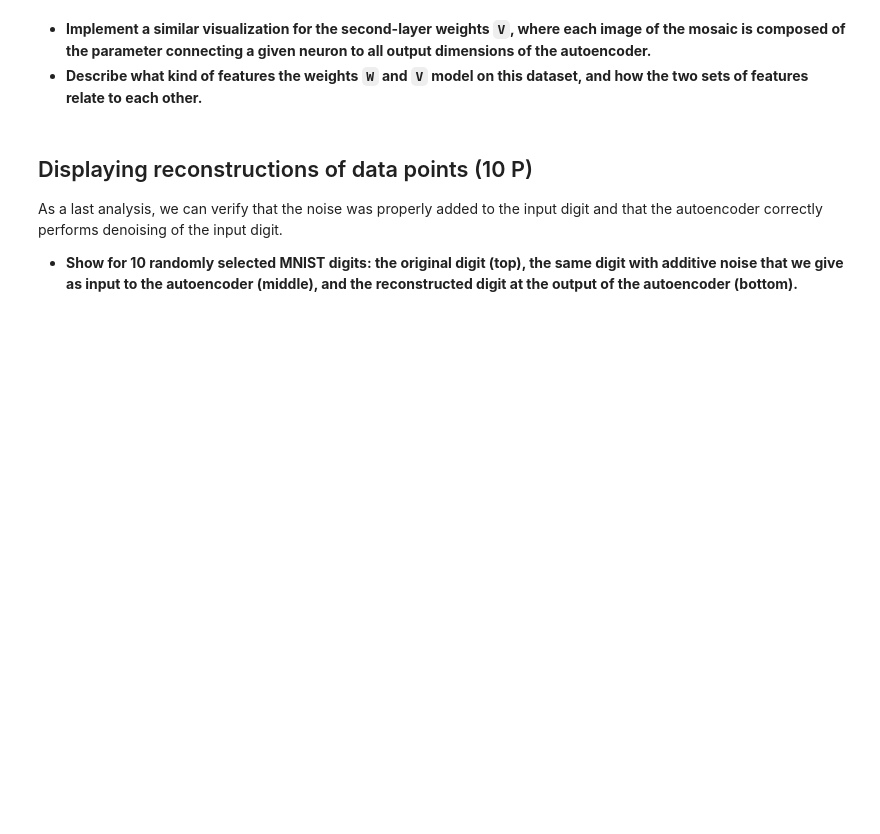
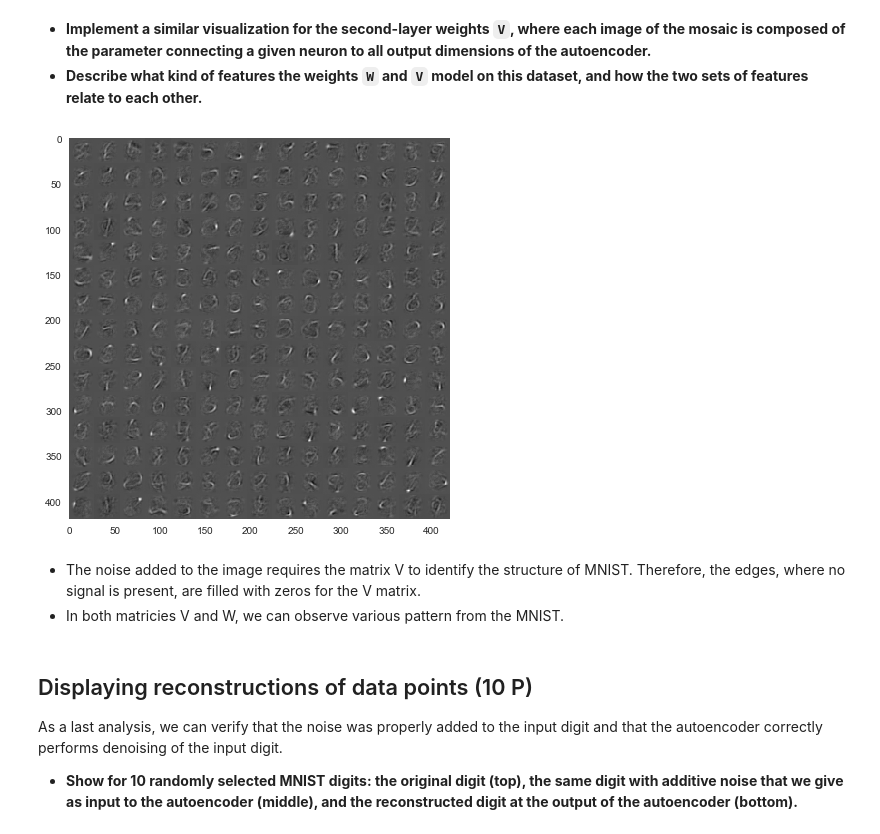
Before and after one commit to WGierke/machine_learning_2, a Jupyter notebook: exercise04/sheet04.ipynb, the cells around one changed output. Cells and saved outputs as stored; diff of their text form; code cells hidden in the pictures; blank space fills up the shorter version.

```diff
--- a/exercise04/sheet04.ipynb
+++ b/exercise04/sheet04.ipynb
@@ -135,3 +162,13 @@ solution.plotV(ae.V)
+# %%
+plt.figure(figsize=(7,7))
+plt.imshow(ae.V.T.reshape(28,28,15,15).transpose(2,0,3,1).reshape(28*15,28*15),cmap='gray')
+plt.grid('off')
+plt.show()
+# %% [output]
+[figure, added]
+# %% [markdown]
+* The noise added to the image requires the matrix V to identify the structure of MNIST. Therefore, the edges, where no signal is present, are filled with zeros for the V matrix.
+* In both matricies V and W, we can observe various pattern from the MNIST.
 # %% [markdown]
 ## Displaying reconstructions of data points (10 P)
 
```
Also changed, not shown: parts of 10 cells of this notebook, 2 other files.
